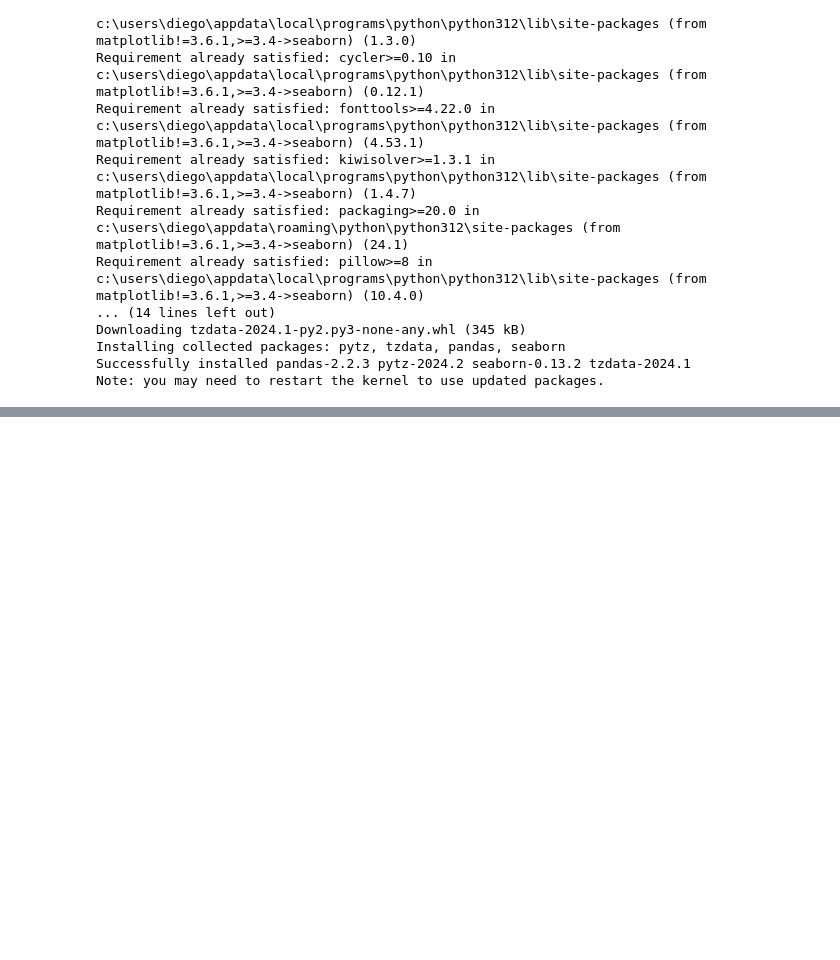
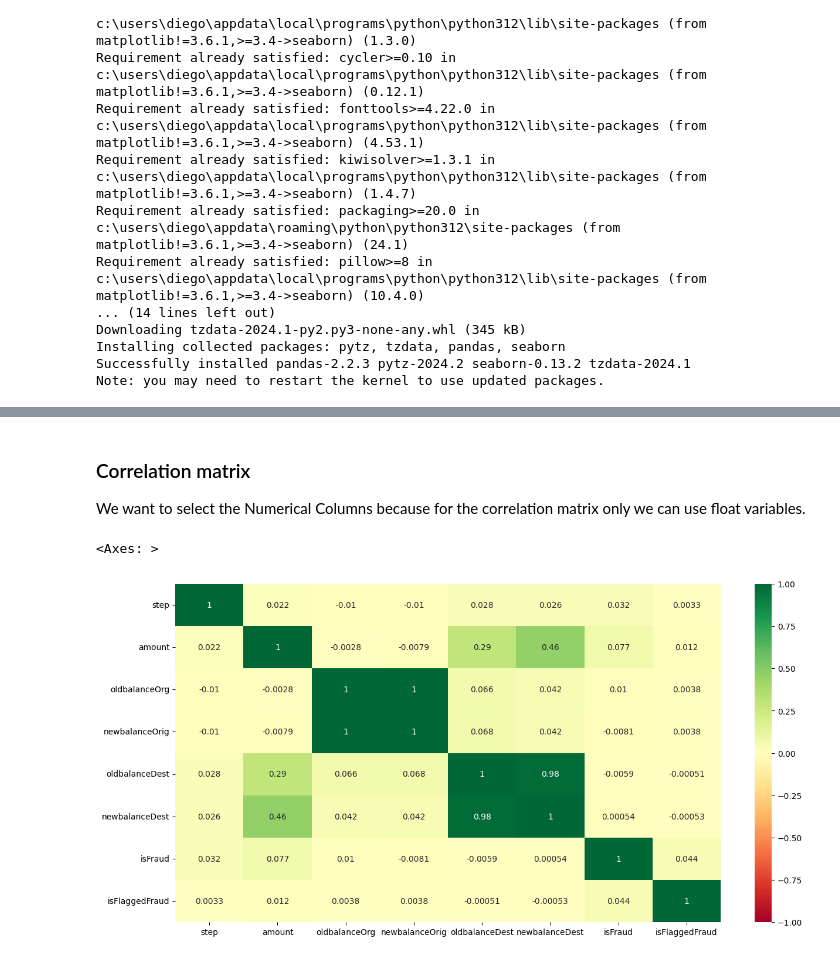
Before and after one commit to DiegoEscanciano/Python-FraudDetection, a Jupyter notebook: fraude.ipynb, the cells around one changed output, grey strips where cells are left out. Saved outputs shown, nothing was run; the diff lists cells and outputs as text; code cells hidden in the pictures; blank space fills up the shorter version.

```diff
--- a/fraude.ipynb
+++ b/fraude.ipynb
@@ -23,0 +33,5 @@ import seaborn as sns
+# %%
+df = pd.read_csv('C:/Users/diego/Documents/Proyectos de datos/Datos/Fraud.csv')
+
+# Display the first few rows
+df.head()
@@ -23,0 +84,13 @@ import seaborn as sns
+# %% [markdown]
+### Correlation matrix
+We want to select the Numerical Columns because for the correlation matrix only we can use float variables.
+# %%
+# Select only the numerical columns
+numerical_columns = ['step', 'amount', 'oldbalanceOrg', 'newbalanceOrig', 'oldbalanceDest', 'newbalanceDest', 'isFraud', 'isFlaggedFraud']
+df_numerical = df[numerical_columns]
+# %%
+plt.figure(figsize=(15,7.5))
+sns.heatmap(df_numerical.corr(), annot=True, vmin=-1, vmax=+1, cmap='RdYlGn')
+# %% [output]
+<Axes: >
+[figure, added]
```
Also changed, not shown: parts of 13 cells of this notebook.
